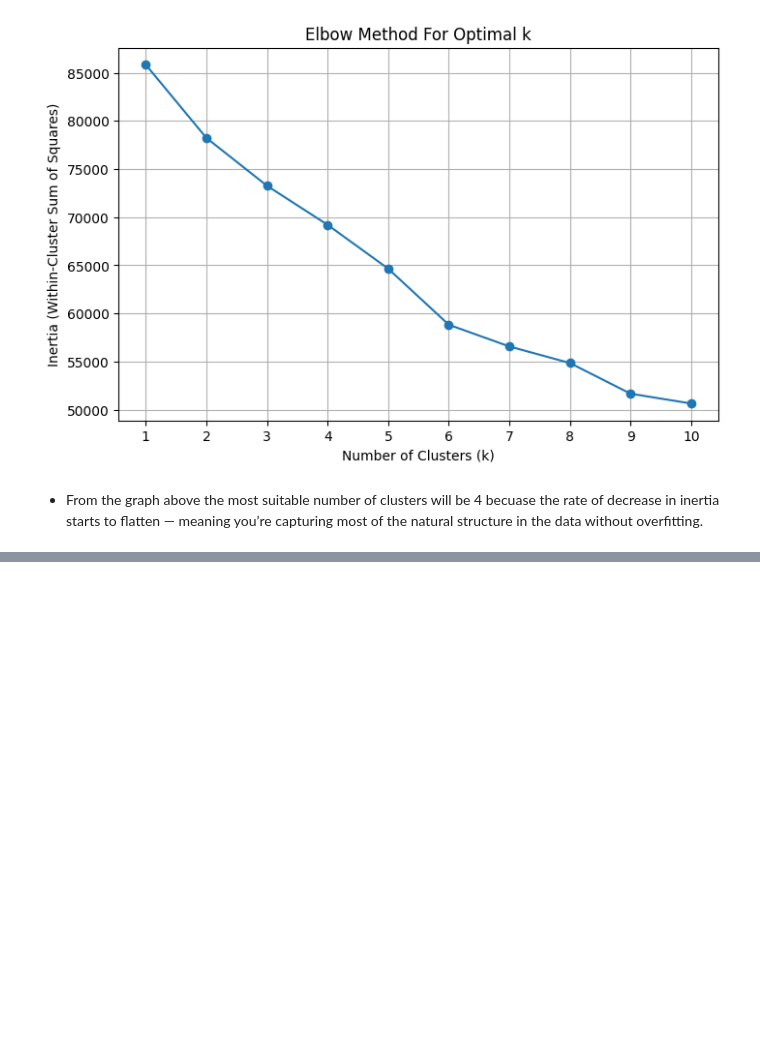
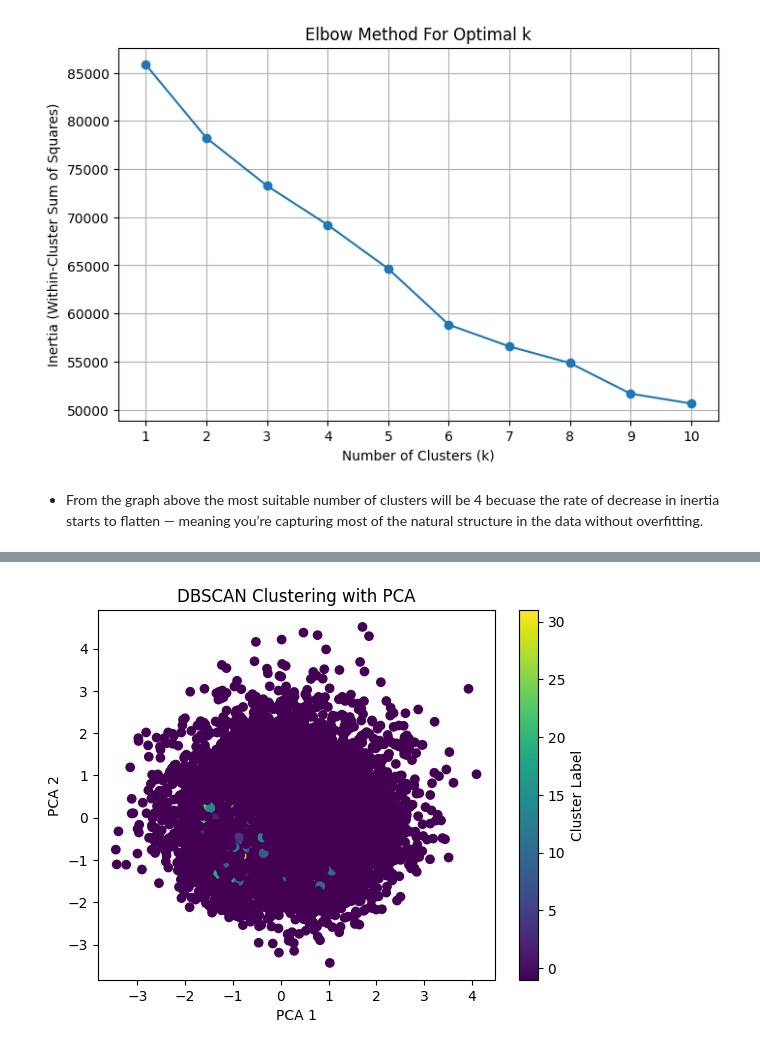
Before and after one commit to MarilynMaika/DSA2040A_DataMining_Group4, a Jupyter notebook: 3_data_mining.ipynb, the cells around one changed output, grey strips where cells are left out. Cells and saved outputs as stored; diff of their text form; code cells hidden in the pictures; blank space fills up the shorter version.

```diff
--- a/3_data_mining.ipynb
+++ b/3_data_mining.ipynb
@@ -294,0 +371,11 @@ kmeans.fit(X_scaled)
+# %%
+dbscan = DBSCAN(eps=0.5, min_samples=5)
+db_labels = dbscan.fit_predict(X_scaled)
+
+df_new['dbscan_cluster'] = db_labels
+
+# How many noise points?
+df_new['dbscan_cluster'].value_counts()
+
+# Compare outliers with attack labels
+df_new.groupby('dbscan_cluster')['attack_detected'].mean()
@@ -294,0 +400,14 @@ kmeans.fit(X_scaled)
+# %%
+
+
+pca = PCA(n_components=2)
+X_pca = pca.fit_transform(X_scaled)
+
+plt.scatter(X_pca[:, 0], X_pca[:, 1], c=db_labels, cmap='viridis')
+plt.title("DBSCAN Clustering with PCA")
+plt.xlabel("PCA 1")
+plt.ylabel("PCA 2")
+plt.colorbar(label='Cluster Label')
+plt.show()
+# %% [output]
+[figure, added]
```
Also changed, not shown: parts of 20 cells of this notebook.
